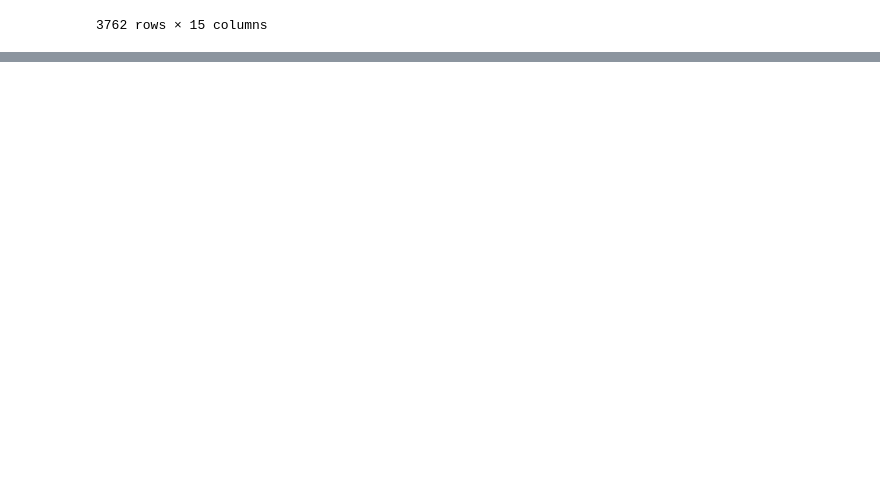
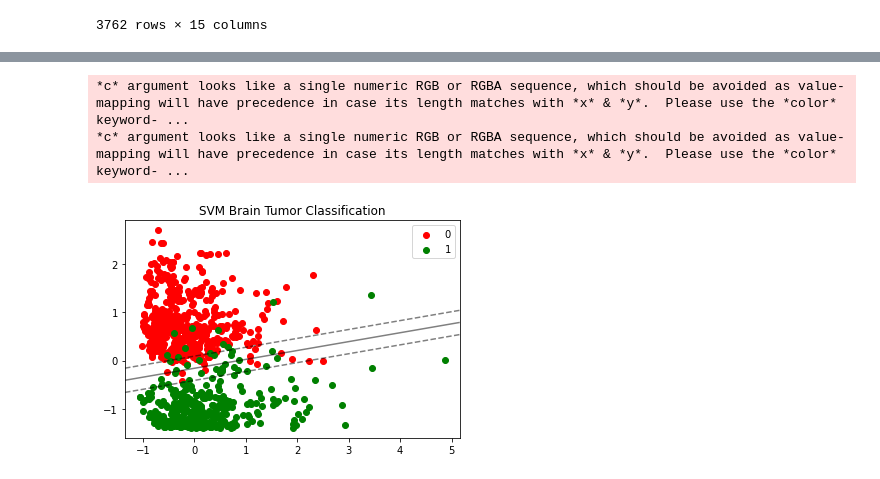
Before and after one commit to xBodda/Brain-Tumor-Classifiers, a Jupyter notebook: Classifiers/SVM.ipynb, the cells around one changed output, grey strips where cells are left out. Saved outputs shown, nothing was run; the diff lists cells and outputs as text; code cells hidden in the pictures; blank space fills up the shorter version.

```diff
--- a/Classifiers/SVM.ipynb
+++ b/Classifiers/SVM.ipynb
@@ -58,3 +57,48 @@ weighted avg       0.98      0.98      0.98       941
+# %%
+from matplotlib.colors import ListedColormap
+dataset = pd.read_csv('../Dataset/BrainTumor.csv')
+X = dataset[['Contrast', 'Energy']]
+y = dataset['Class']
+# X = dataset.iloc[:, [8,9]].values
+# y = dataset.iloc[:, 1].values
+X_train, X_test, y_train, y_test = train_test_split(X, y, test_size = 0.25, random_state = 0)
+X_train = sc.fit_transform(X_train)
+X_test = sc.transform(X_test)
+clf = SVC(kernel = 'linear')
+clf.fit(X_train, y_train)
+X_set, y_set = X_test, y_test
+
+for i, j in enumerate(np.unique(y_set)):
+    plt.scatter(X_set[y_set == j, 0], X_set[y_set == j, 1],c = ListedColormap(('red', 'green'))(i), label = j)
+
+ax = plt.gca()
+xlim = ax.get_xlim()
+ylim = ax.get_ylim()
+
+xx = np.linspace(xlim[0], xlim[1], 30)
+yy = np.linspace(ylim[0], ylim[1], 30)
+YY, XX = np.meshgrid(yy, xx)
+xy = np.vstack([XX.ravel(), YY.ravel()]).T
+Z = clf.decision_function(xy).reshape(XX.shape)
+
+ax.contour(
+    XX, YY, Z, colors="k", levels=[-1, 0, 1], alpha=0.5, linestyles=["--", "-", "--"]
+)
+
+ax.scatter(
+    clf.support_vectors_[:, 0],
+    clf.support_vectors_[:, 1],
+    s=100,
+    linewidth=1,
+    facecolors="none",
+)
+plt.title('SVM Brain Tumor Classification')
+plt.legend()
+plt.show()
+# %% [output]
+*c* argument looks like a single numeric RGB or RGBA sequence, which should be avoided as value-mapping will have precedence in case its length matches with *x* & *y*.  Please use the *color* keyword- ...
+*c* argument looks like a single numeric RGB or RGBA sequence, which should be avoided as value-mapping will have precedence in case its length matches with *x* & *y*.  Please use the *color* keyword- ...
+[figure, added]
 # %%
 from matplotlib.colors import ListedColormap
 dataset = pd.read_csv('../Dataset/BrainTumor.csv')
```
Also changed, not shown: parts of 6 cells of this notebook, 1 other file.
